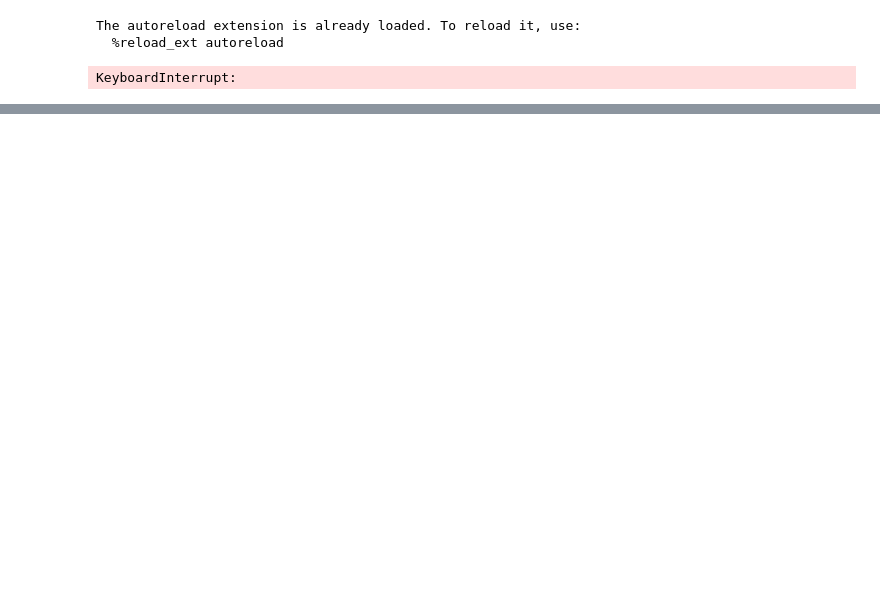
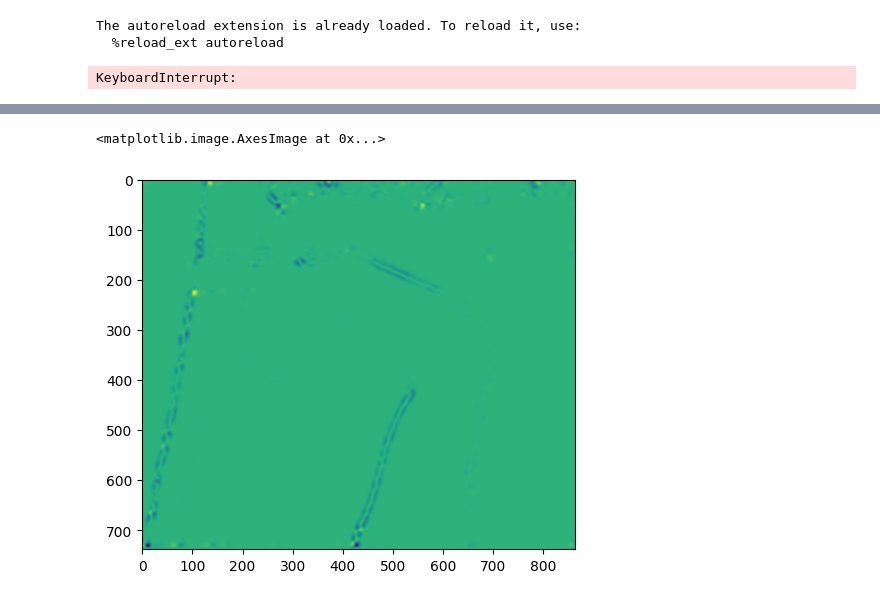
Before and after one commit to eirivarn/ComputerVisionInverseKinematics, a Jupyter notebook: testingNotebook.ipynb, the cells around one changed output, grey strips where cells are left out. Cells and saved outputs as stored; diff of their text form; code cells hidden in the pictures; blank space fills up the shorter version.

```diff
--- a/testingNotebook.ipynb
+++ b/testingNotebook.ipynb
@@ -50,0 +72,5 @@ KeyboardInterrupt:
+# %%
+plt.imshow(response)
+# %% [output]
+<matplotlib.image.AxesImage at 0x...>
+[figure, added]
```
Also changed, not shown: parts of 7 cells of this notebook, 3 other files.
